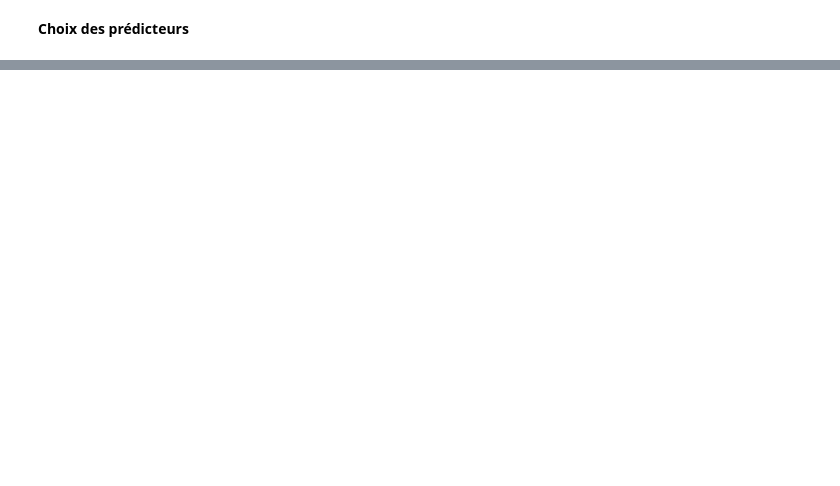
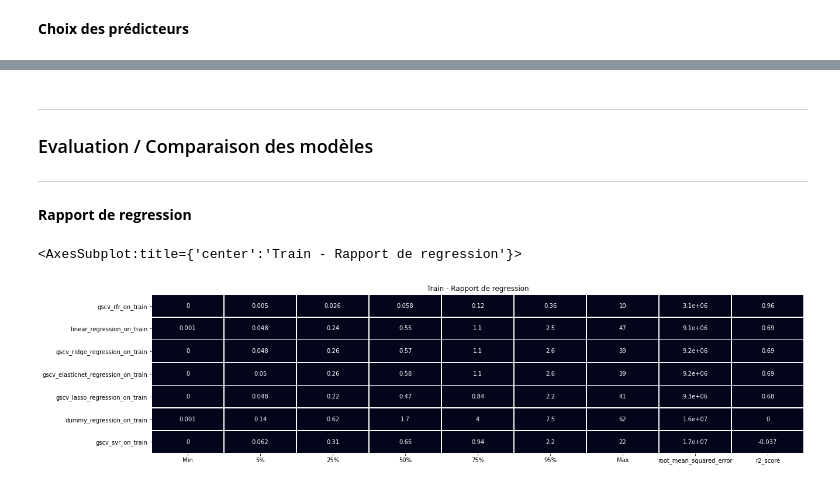
Before and after one commit to Loridan/openclassrooms-iml-projects, a Jupyter notebook: project3/P03_02_notebook_modelisation.ipynb, the cells around one changed output, grey strips where cells are left out. Cells and saved outputs as stored; diff of their text form; code cells hidden in the pictures; blank space fills up the shorter version.

```diff
--- a/project3/P03_02_notebook_modelisation.ipynb
+++ b/project3/P03_02_notebook_modelisation.ipynb
@@ -488,0 +549,3 @@ score r2:  0.9201488625320993
+# %%
+y_pred_train = gscv_svr.predict(X_train)
+regression_report = regression_report.append(get_metrics(y_train, y_pred_train, 'gscv_svr_on_train'))
@@ -488,0 +607,3 @@ score r2:  0.9201488625320993
+# %%
+y_pred_train = gscv_rfr.predict(X_train)
+regression_report = regression_report.append(get_metrics(y_train, y_pred_train, 'gscv_rfr_on_train'))
@@ -488,0 +622,14 @@ score r2:  0.9201488625320993
+# %% [markdown]
+___
+### Evaluation / Comparaison des modèles
+___
+# %% [markdown]
+**Rapport de regression**
+# %%
+rr = regression_report[regression_report.index.str.contains('train$')].sort_values(by=['r2_score'], ascending=False)
+fig, ax = plt.subplots(figsize=(20,5))
+plt.title('Train - Rapport de regression')
+sns.heatmap(rr,vmin=regression_report.max().Max,vmax=regression_report.max().Max, annot=True, cbar=None,linewidths=.5)
+# %% [output]
+<AxesSubplot:title={'center':'Train - Rapport de regression'}>
+[figure, added]
```
Also changed, not shown: parts of 112 cells of this notebook, 1 other file.
